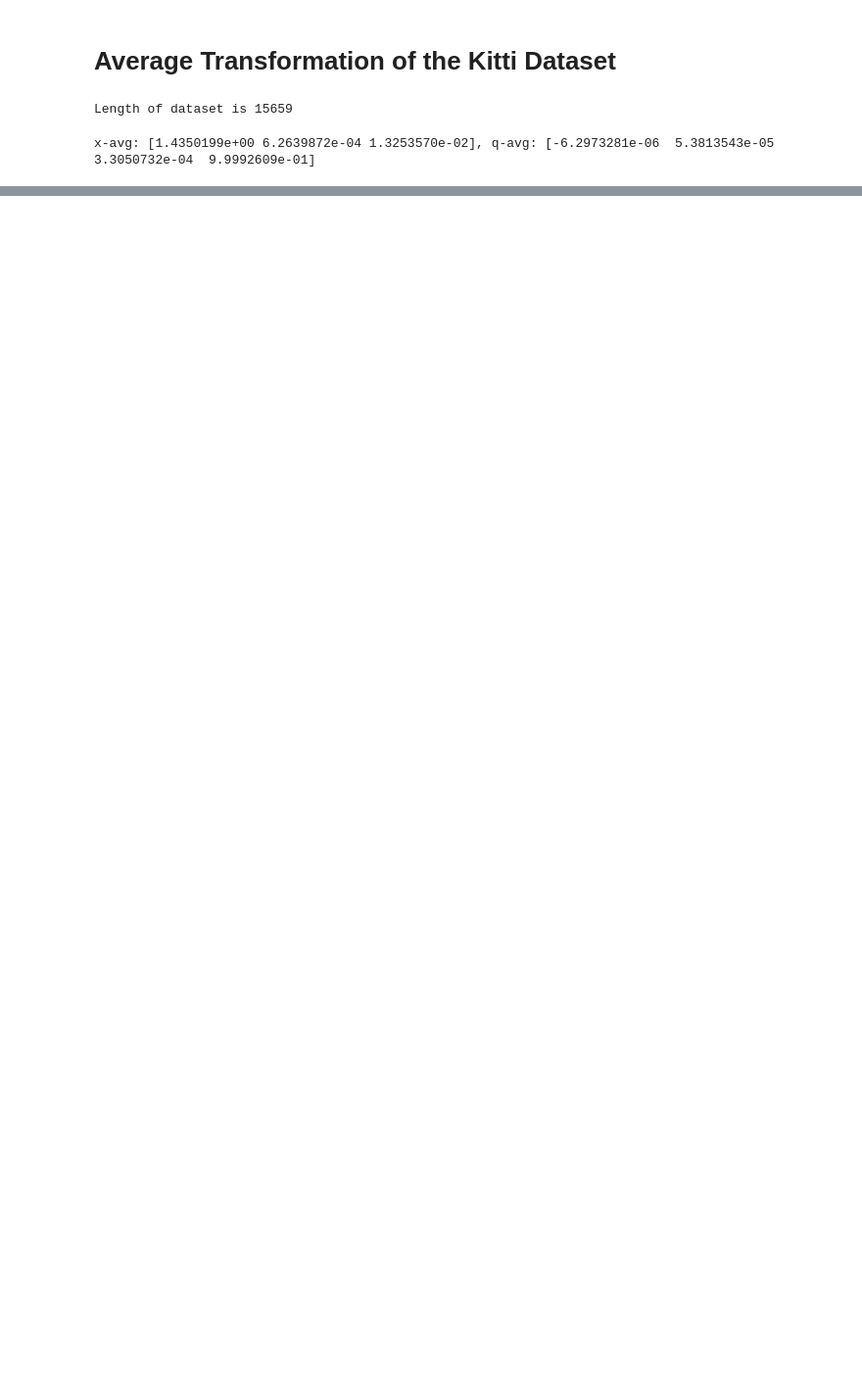
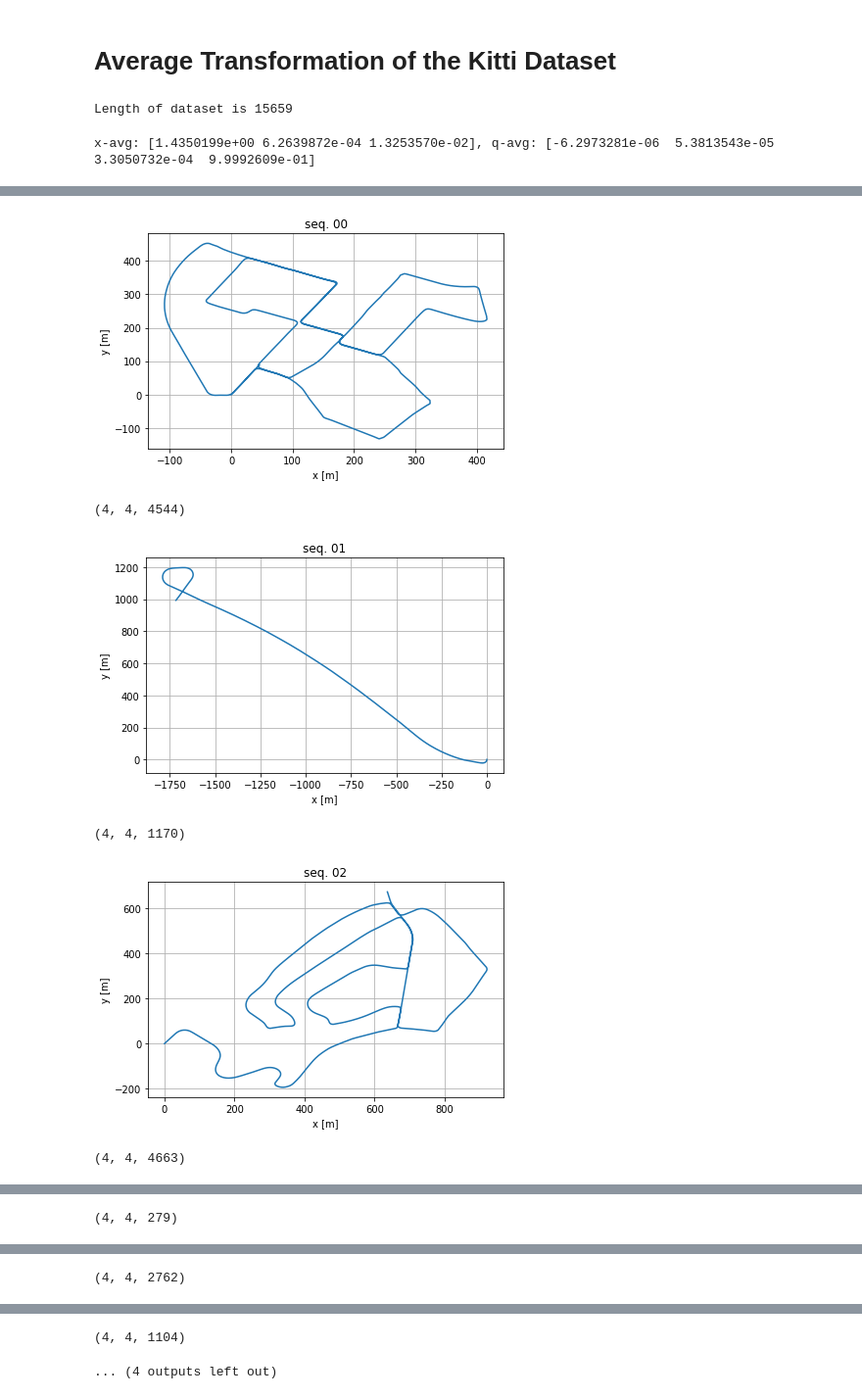
Before and after one commit to ArashJavan/DeepLIO, a Jupyter notebook: notebooks/01_kitti_ds_vis.ipynb, the cells around one changed output, grey strips where cells are left out. Shown at 98% size. Cells and saved outputs as stored; diff of their text form; code cells hidden in the pictures; blank space fills up the shorter version.

```diff
--- a/notebooks/01_kitti_ds_vis.ipynb
+++ b/notebooks/01_kitti_ds_vis.ipynb
@@ -317,0 +291,22 @@ x-avg: [1.4350199e+00 6.2639872e-04 1.3253570e-02], q-avg: [-6.2973281e-06  5.38
+# %%
+sequences = ['00', '01', '02', '04', '05', '06', '07', '08']
+GTs = [np.dstack(ds.oxts_sync[:, 1]) for  ds in kitti_dataset.datasets]
+# %%
+for i, gt in enumerate(GTs):
+    fig, ax = plt.subplots(1, 1)
+    ax.plot(gt[0, 3, :], gt[1, 3, :])
+    ax.grid('true')
+    ax.set_title('seq. {}'.format(sequences[i]))
+    ax.set_xlabel('x [m]')
+    ax.set_ylabel('y [m]')
+    fig.tight_layout()
+    fig.savefig("{}/kitti_seq_{}.png".format(OUTPUT_PATH, sequences[i]))
+    plt.show()
+    print(gt.shape)
+# %% [output]
+[figure, added]
+(4, 4, 4544)
+[figure, added]
+(4, 4, 1170)
+[figure, added]
+(4, 4, 4663)
@@ -317,0 +314 @@ x-avg: [1.4350199e+00 6.2639872e-04 1.3253570e-02], q-avg: [-6.2973281e-06  5.38
+(4, 4, 279)
@@ -317,0 +316 @@ x-avg: [1.4350199e+00 6.2639872e-04 1.3253570e-02], q-avg: [-6.2973281e-06  5.38
+(4, 4, 2762)
@@ -317,0 +318,2 @@ x-avg: [1.4350199e+00 6.2639872e-04 1.3253570e-02], q-avg: [-6.2973281e-06  5.38
+(4, 4, 1104)
+... (4 outputs left out)
```
Also changed, not shown: parts of 16 cells of this notebook, 7 other files.
